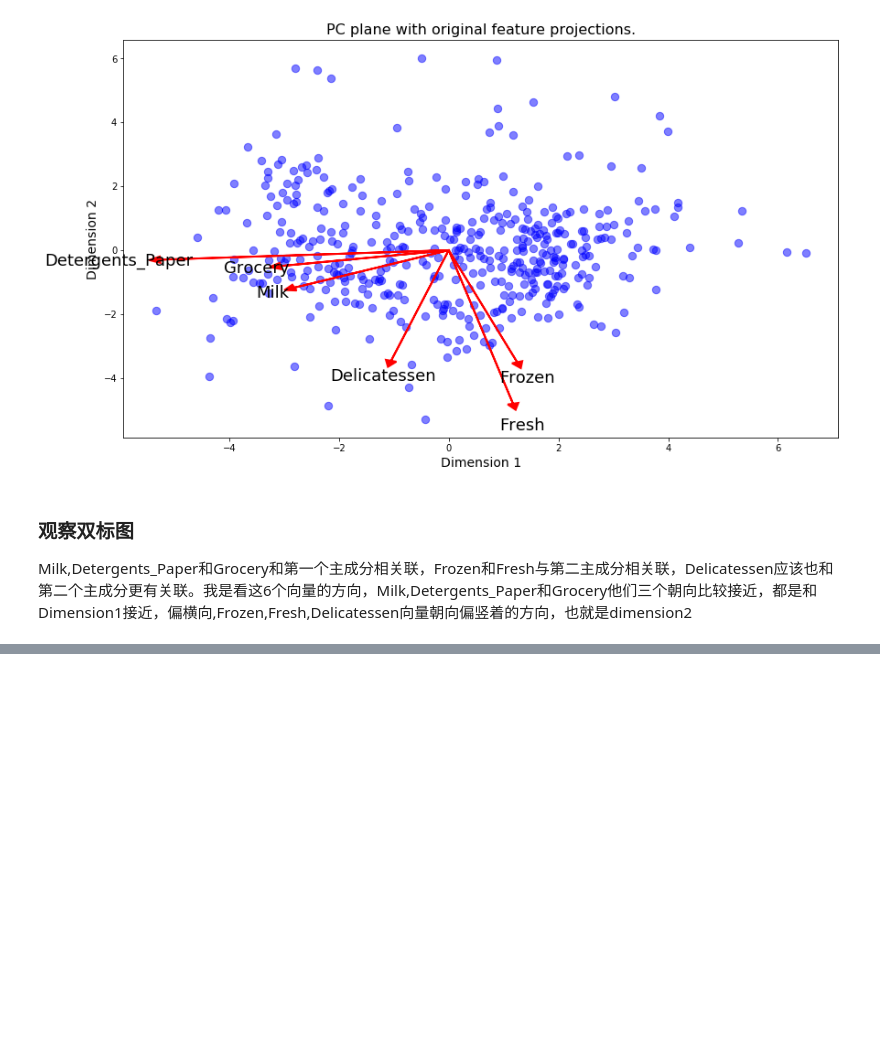
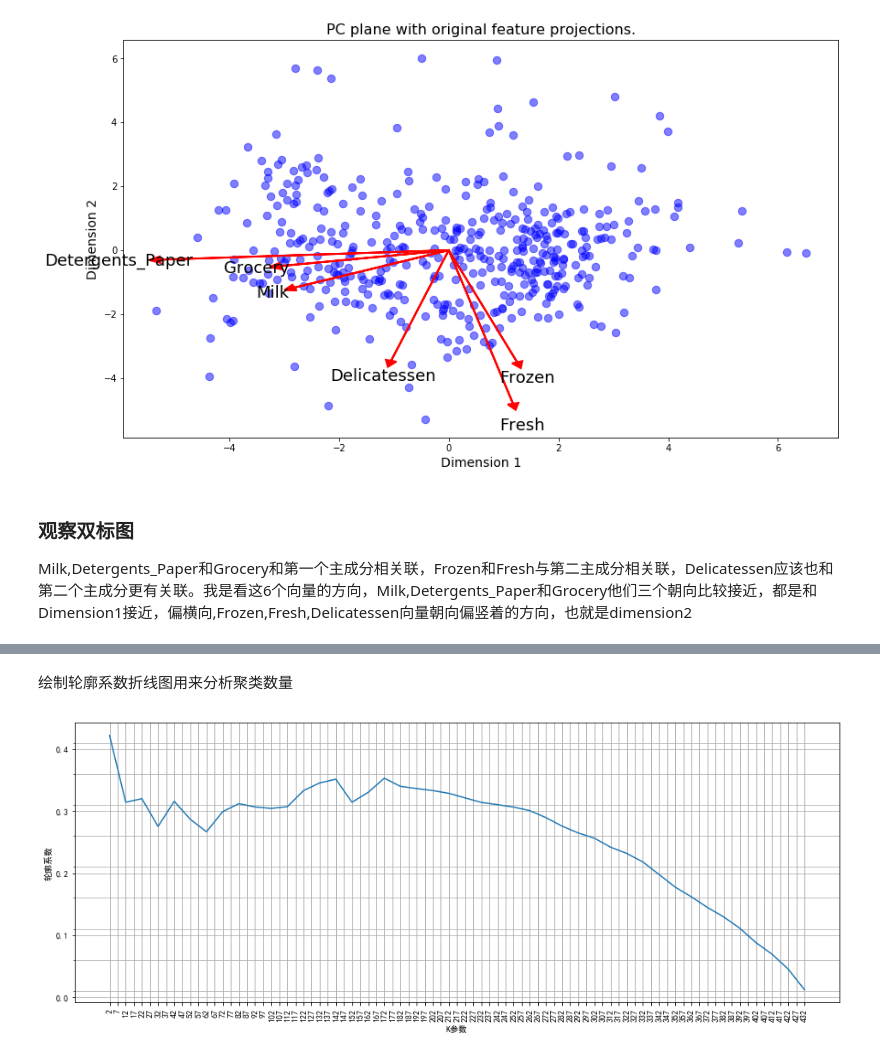
Before and after one commit to zhangjiqiang/AIProject, a Jupyter notebook: udacity_Customer_Segments-master/customers_segment.ipynb, the cells around one changed output, grey strips where cells are left out. Drawn from its saved outputs; the diff is of its cells as text; code cells hidden in the pictures; blank space fills up the shorter version.

```diff
--- a/udacity_Customer_Segments-master/customers_segment.ipynb
+++ b/udacity_Customer_Segments-master/customers_segment.ipynb
@@ -334,0 +354,38 @@ Milk,Detergents_Paper和Grocery和第一个主成分相关联，Frozen和Fresh
+# %% [markdown]
+绘制轮廓系数折线图用来分析聚类数量
+# %%
+from sklearn.mixture import GaussianMixture
+from sklearn.metrics import silhouette_score
+import matplotlib.pyplot as plt
+
+plt.rcParams['font.sans-serif']=['SimHei']
+plt.rcParams['axes.unicode_minus']=False
+
+def clustering_errors(k, data):
+    clusterer = GaussianMixture(n_components=k,random_state = 42)
+    clusterer.fit(data)
+    preds = clusterer.predict(data)
+    silhouette_avg = silhouette_score(data, preds)
+    return silhouette_avg
+
+
+possible_k_values = range(2, len(reduced_data)+1, 10)
+errors_per_k = [clustering_errors(k, reduced_data) for k in possible_k_values]
+
+#绘制关于K和轮廓系数的折线图
+fig, ax = plt.subplots(figsize=(16, 6))
+ax.set_xlabel('K参数')
+ax.set_ylabel('轮廓系数')
+plt.xticks(rotation = 90)
+ax.plot(possible_k_values, errors_per_k)
+
+xticks = np.arange(min(possible_k_values), max(possible_k_values)+1, 5.0)
+ax.set_xticks(xticks, minor=False)
+ax.set_xticks(xticks, minor=True)
+ax.xaxis.grid(True, which='both')
+yticks = np.arange(round(min(errors_per_k), 2), max(errors_per_k), .05)
+#ax.set_yticks(yticks, minor=False)
+ax.set_yticks(yticks, minor=True)
+ax.yaxis.grid(True, which='both')
+# %% [output]
+[figure, added]
```
Also changed, not shown: parts of 4 cells of this notebook.
